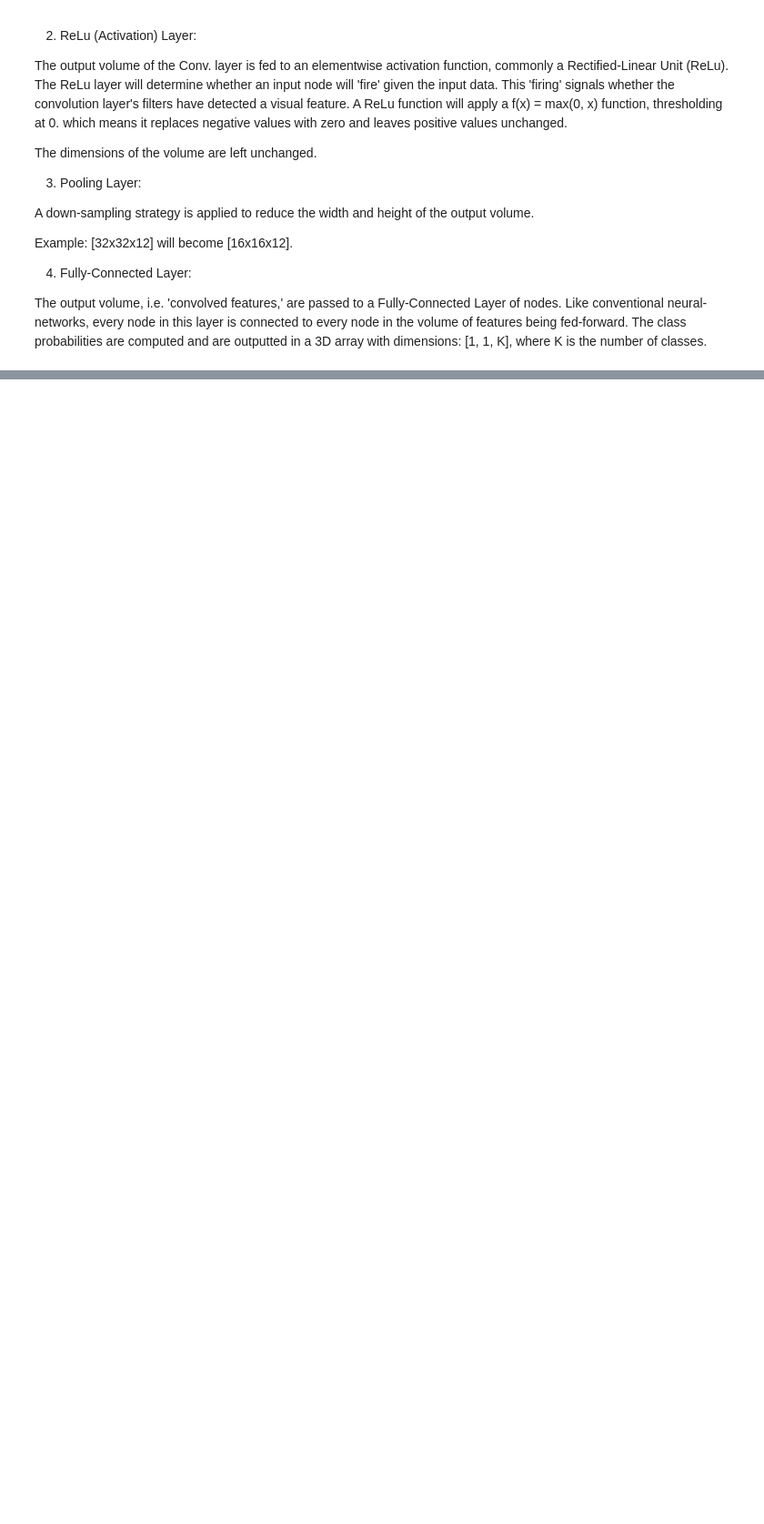
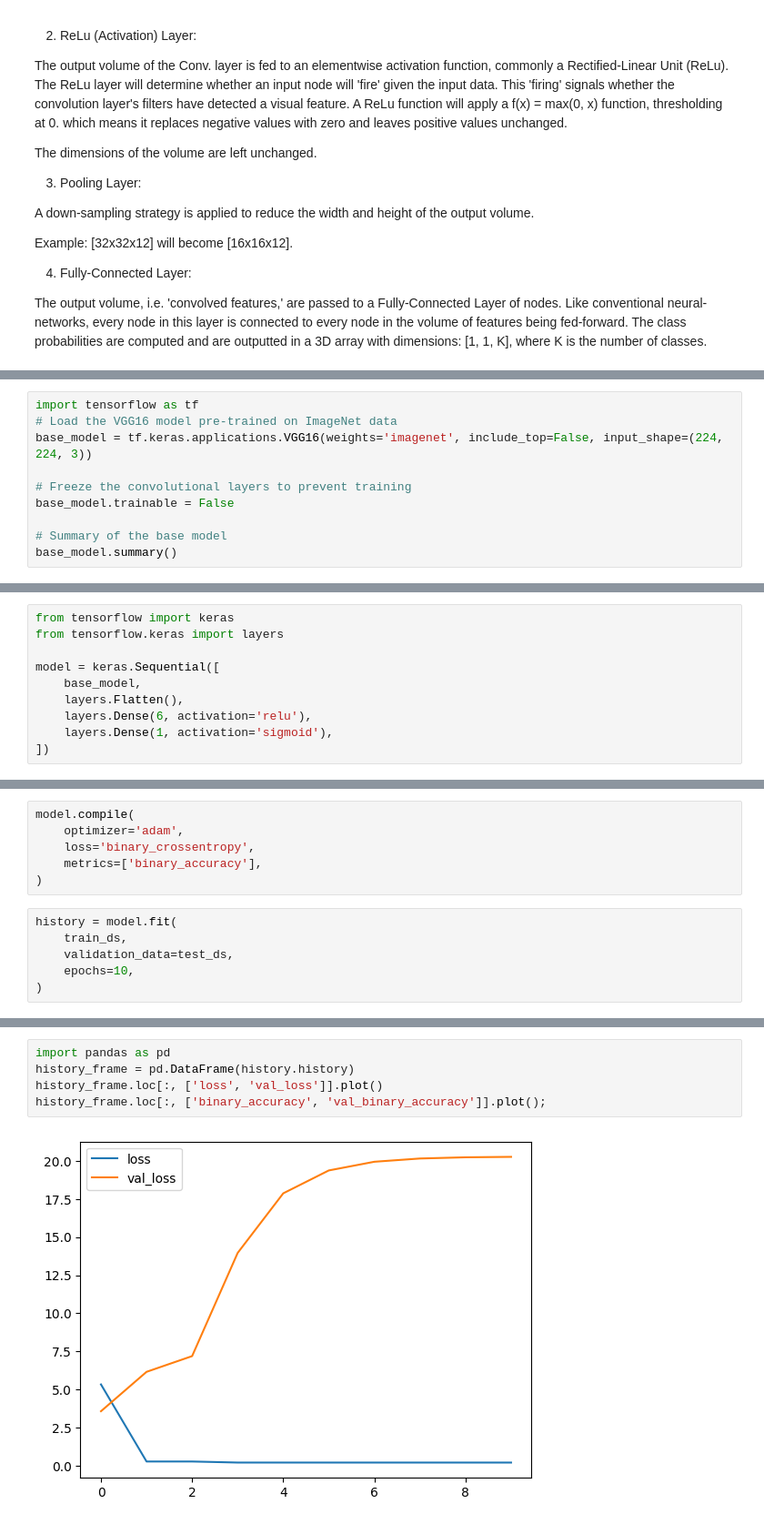
Before and after one commit to sxudan/artificial-intelligence-journey, a Jupyter notebook: Convolution_Neural_Network.ipynb, the cells around one changed output, grey strips where cells are left out. Shown at 91% size. Cells and saved outputs as stored; diff of their text form; blank space fills up the shorter version.

```diff
--- a/Convolution_Neural_Network.ipynb
+++ b/Convolution_Neural_Network.ipynb
@@ -75,0 +153,10 @@ The class probabilities are computed and are outputted in a 3D array with dimens
+# %%
+import tensorflow as tf
+# Load the VGG16 model pre-trained on ImageNet data
+base_model = tf.keras.applications.VGG16(weights='imagenet', include_top=False, input_shape=(224, 224, 3))
+
+# Freeze the convolutional layers to prevent training
+base_model.trainable = False
+
+# Summary of the base model
+base_model.summary()
@@ -75,0 +181,10 @@ The class probabilities are computed and are outputted in a 3D array with dimens
+# %%
+from tensorflow import keras
+from tensorflow.keras import layers
+
+model = keras.Sequential([
+    base_model,
+    layers.Flatten(),
+    layers.Dense(6, activation='relu'),
+    layers.Dense(1, activation='sigmoid'),
+])
@@ -75,0 +211,12 @@ The class probabilities are computed and are outputted in a 3D array with dimens
+# %%
+model.compile(
+    optimizer='adam',
+    loss='binary_crossentropy',
+    metrics=['binary_accuracy'],
+)
+# %%
+history = model.fit(
+    train_ds,
+    validation_data=test_ds,
+    epochs=10,
+)
@@ -75,0 +244,7 @@ The class probabilities are computed and are outputted in a 3D array with dimens
+# %%
+import pandas as pd
+history_frame = pd.DataFrame(history.history)
+history_frame.loc[:, ['loss', 'val_loss']].plot()
+history_frame.loc[:, ['binary_accuracy', 'val_binary_accuracy']].plot();
+# %% [output]
+[figure, added]
```
Also changed, not shown: parts of 13 cells of this notebook.
